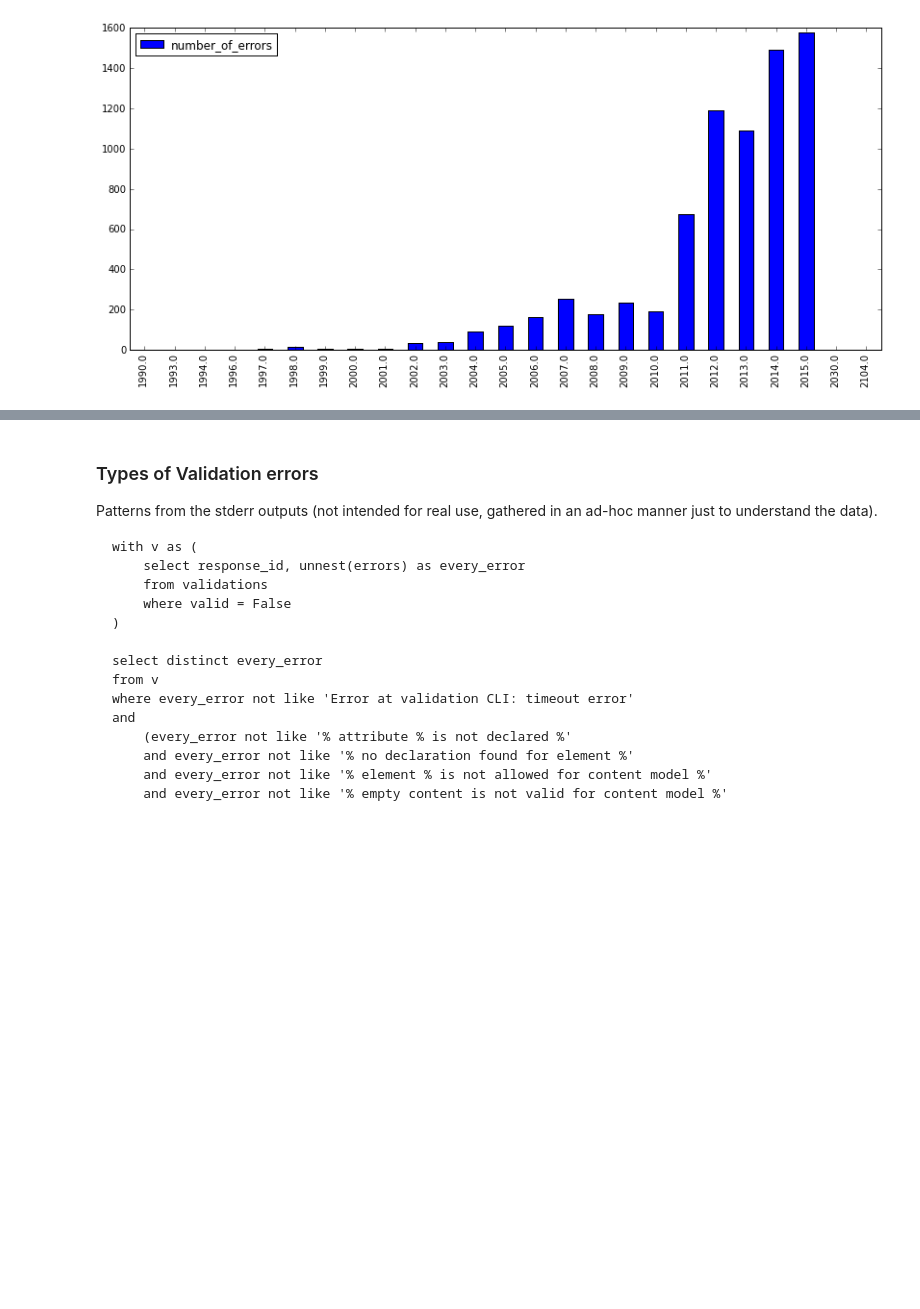
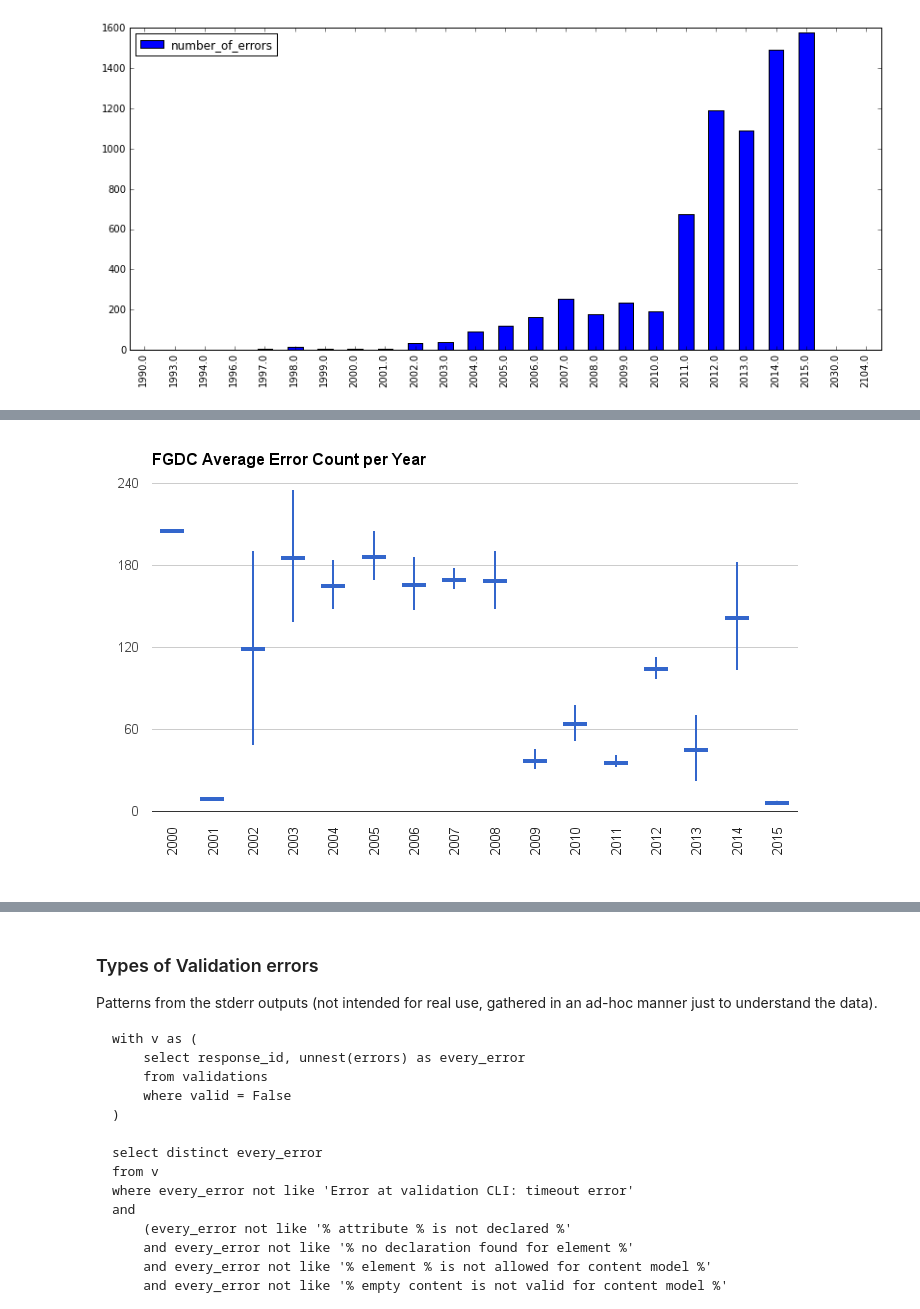
Before and after one commit to b-cube/Response-Identification-Info, a Jupyter notebook: notebooks/Analysis - Validation Metrics.ipynb, the cells around one changed output, grey strips where cells are left out. Drawn from its saved outputs; the diff is of its cells as text; code cells hidden in the pictures; blank space fills up the shorter version.

```diff
--- a/notebooks/Analysis - Validation Metrics.ipynb
+++ b/notebooks/Analysis - Validation Metrics.ipynb
@@ -112,0 +100,5 @@ Not sure about raw error count here.
+# %%
+from IPython.display import Image
+Image(filename='screenshots/fgdc_validation_errors_by_year.png')
+# %% [output]
+[figure, added]
```
Also changed, not shown: parts of 9 cells of this notebook, 12 other files.
